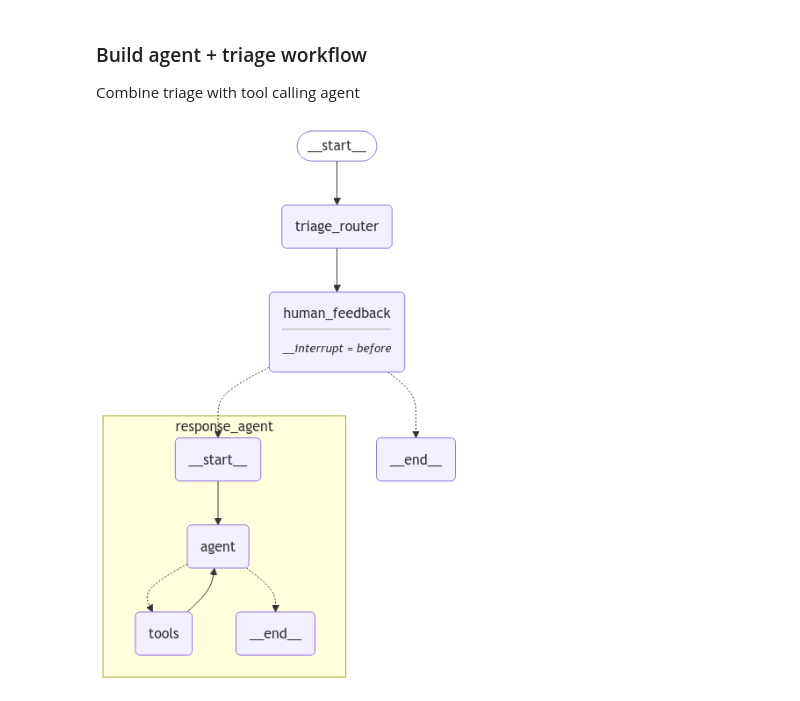
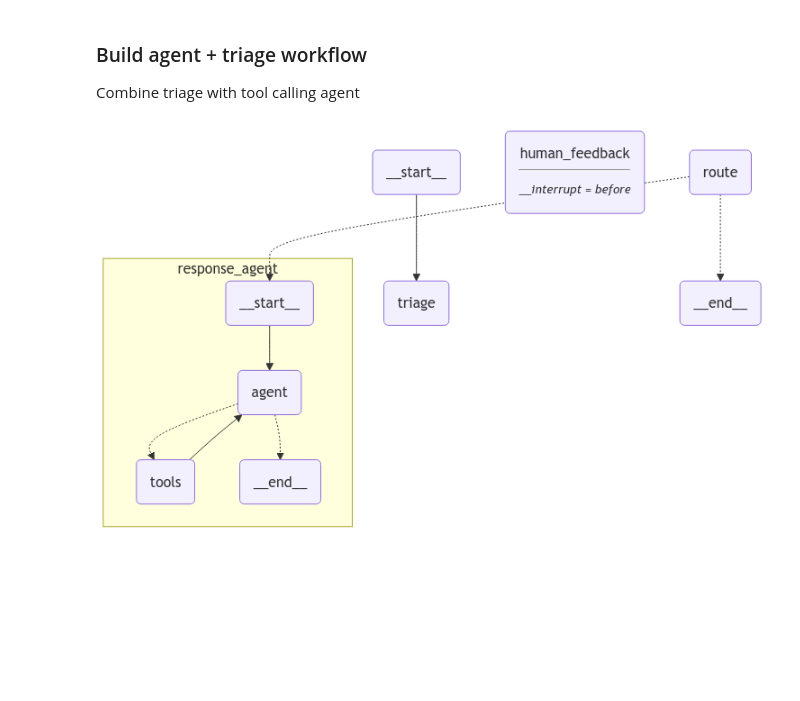
Before and after one commit to langchain-ai/long_term_memory_course, a Jupyter notebook: notebooks/lesson_4_episodic.ipynb, the cells around one changed output. Cells and saved outputs as stored; diff of their text form; code cells hidden in the pictures; blank space fills up the shorter version.

```diff
--- a/notebooks/lesson_4_episodic.ipynb
+++ b/notebooks/lesson_4_episodic.ipynb
@@ -119,22 +119,34 @@ response_agent = create_react_agent(
 Combine triage with tool calling agent
 # %%
 import uuid
+from langchain_core.runnables import RunnableConfig
+
 from langgraph.graph import StateGraph, START, END
 from langgraph.store.base import BaseStore
+from langgraph.checkpoint.memory import MemorySaver
 from langgraph.types import Command
 from typing import Literal
 from IPython.display import Image, display
 from memory_course.schemas import State
 from memory_course.utils import parse_email
 
-def human_feedback(state: State, store: BaseStore) -> Command[Literal["response_agent", "__end__"]]:
+def human_feedback(state: State) -> Command["route"]:
     """ No-op node that should be interrupted on """
 
+    # Noop
+    print("--Human Feedback--")
+    return Command(goto="route")
+
+def route(state: State, store: BaseStore, config: RunnableConfig) -> Command[Literal["response_agent", "__end__"]]:
+    """ Route to response agent or end """
+
+    print("--Route--")
     # Check if human feedback is different from routing decision
     if state.get("human_feedback") and state["human_feedback"] != state["routing_decision"]:
 
         # Save example
-        user = "lance" # TODO: from config
+        print("--Save Example--")
+        user = config["configurable"]["user"]
         namespace = ("email_assistant", user, "examples")
         key = f"example_{uuid.uuid4()}"
         example = f"""Email: {state['email_input']}
@@ -161,15 +173,13 @@ def human_feedback(state: State, store: BaseStore) -> Command[Literal["response_
         }
     elif state['routing_decision'] == "ignore":
         print("🚫 Classification: IGNORE - This email can be safely ignored")
-
     elif state['routing_decision'] == "notify":
         print("🔔 Classification: NOTIFY - This email contains important information")
     else:
         raise ValueError(f"Invalid classification: {state['routing_decision']}")
-
     return Command(goto=goto, update=update)
 
-def triage_router(state: State, store: BaseStore) -> Command["human_feedback"]:
+def triage(state: State, store: BaseStore, config: RunnableConfig) -> Command["human_feedback"]:
     """Analyze email content to decide if we should respond, notify, or ignore.
 
     The triage step prevents the assistant from wasting time on:
@@ -177,14 +187,19 @@ def triage_router(state: State, store: BaseStore) -> Command["human_feedback"]:
     - Company-wide announcements
     - Messages meant for other teams
     """
+
+    print("--Triage Email--")
+
+    # Parse email
     author, to, subject, email_thread = parse_email(state["email_input"])
 
     # Get profile from store
+    user = config["configurable"]["user"]
+    namespace = ("email_assistant", user, "user_profile")
     profile = store.get(namespace, key)
     profile_data = profile.value
 
     # Set examples
-    user = "lance" # TODO: from config
     namespace = ("email_assistant", user, "examples")
     examples = store.search(namespace) # TODO: Format these
 
@@ -194,37 +209,39 @@ def triage_router(state: State, store: BaseStore) -> Command["human_feedback"]:
         name=profile_data["name"],
         user_profile_background=profile_data["user_profile_background"],
         triage_no=profile_data["triage_rules"]["ignore"],
         triage_notify=profile_data["triage_rules"]["notify"],
         triage_email=profile_data["triage_rules"]["respond"],
         examples=examples,
     )
 
     user_prompt = triage_user_prompt.format(
         author=author, to=to, subject=subject, email_thread=email_thread
     )
 
     result = llm_router.invoke(
         [
             {"role": "system", "content": system_prompt},
             {"role": "user", "content": user_prompt},
         ]
     )
 
     # Get feedback
     return Command(goto="human_feedback", update={"routing_decision" : result.classification})
 
-# Build workflow with store, as defined above
+# Checkpointer
+memory = MemorySaver()
+
 agent = (
     StateGraph(State)
-    .add_node(triage_router)
+    .add_node(triage)
     .add_node("response_agent", response_agent)
-    .add_node("human_feedback", human_feedback)
-    .add_edge(START, "triage_router")
-    .add_edge("triage_router", "human_feedback")
-    .compile(store=store, interrupt_before=["human_feedback"])
+    .add_node(human_feedback)
+    .add_node(route)
+    .add_edge(START, "triage")
+    .compile(store=store, checkpointer=memory, interrupt_before=["human_feedback"])
 )
 
 # Show the agent
 display(Image(agent.get_graph(xray=True).draw_mermaid_png()))
 # %% [output]
-[figure, old version]
+[figure, new version]
```
Also changed, not shown: parts of 6 cells of this notebook, 2 other files.
